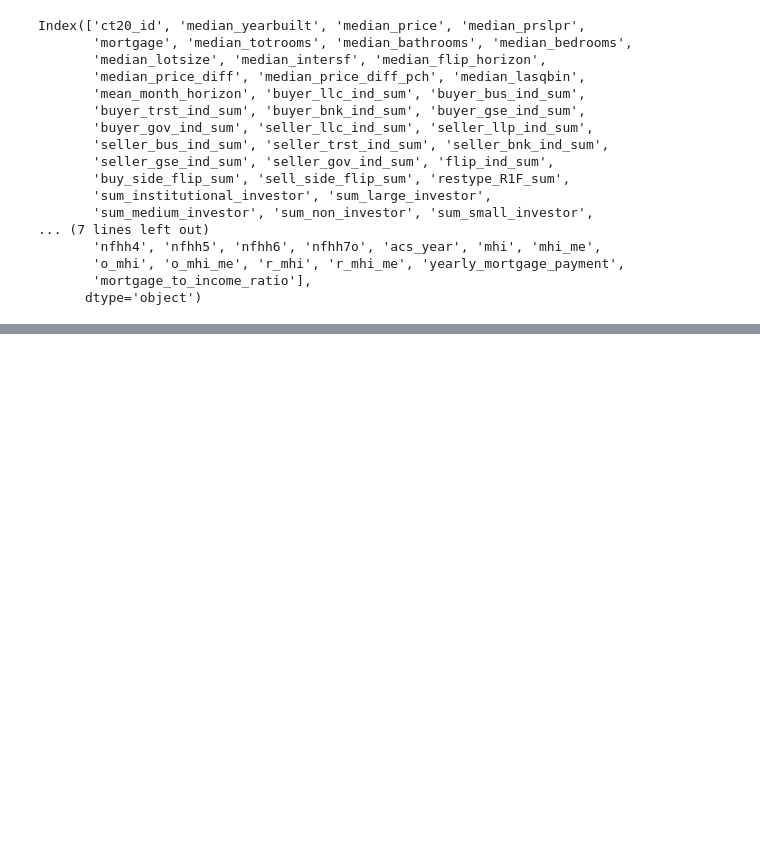
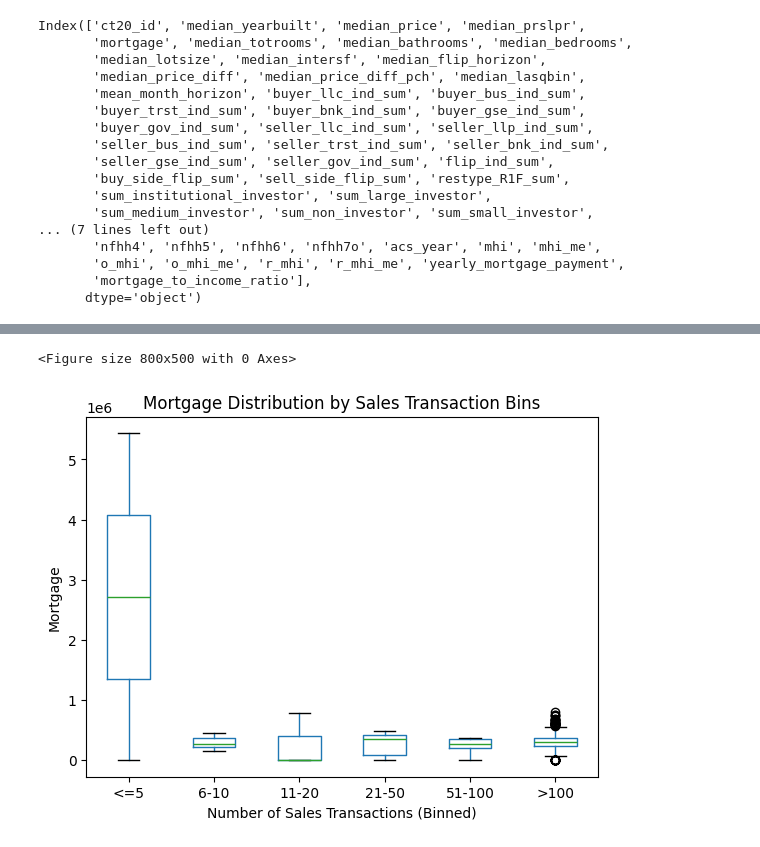
Before and after one commit to an-bo-chen/6.C85-Final-Project, a Jupyter notebook: visualization scripts/residental_sales_visualization_aggregated2020.ipynb, the cells around one changed output, grey strips where cells are left out. Saved outputs shown, nothing was run; the diff lists cells and outputs as text; code cells hidden in the pictures; blank space fills up the shorter version.

```diff
--- a/visualization scripts/residental_sales_visualization_aggregated2020.ipynb
+++ b/visualization scripts/residental_sales_visualization_aggregated2020.ipynb
@@ -192,0 +235,21 @@ NameError: name 'sales_data' is not defined
+# %%
+
+
+# Example: create bins for num_sales_transactions
+bins = [0, 5, 10, 20, 50, 100, df['num_sales_transactions'].max()]
+labels = ['<=5','6-10','11-20','21-50','51-100','>100']
+df['transaction_bins'] = pd.cut(df['num_sales_transactions'], bins=bins, labels=labels)
+
+plt.figure(figsize=(8, 5))
+df.boxplot(column='mortgage', by='transaction_bins', grid=False)
+plt.title('Mortgage Distribution by Sales Transaction Bins')
+plt.suptitle('')
+plt.xlabel('Number of Sales Transactions (Binned)')
+plt.ylabel('Mortgage')
+plt.show()
+
+# (Optional) Remove the temporary column if desired
+df.drop(columns='transaction_bins', inplace=True)
+# %% [output]
+<Figure size 800x500 with 0 Axes>
+[figure, added]
```
Also changed, not shown: parts of 6 cells of this notebook, 3 other files.
